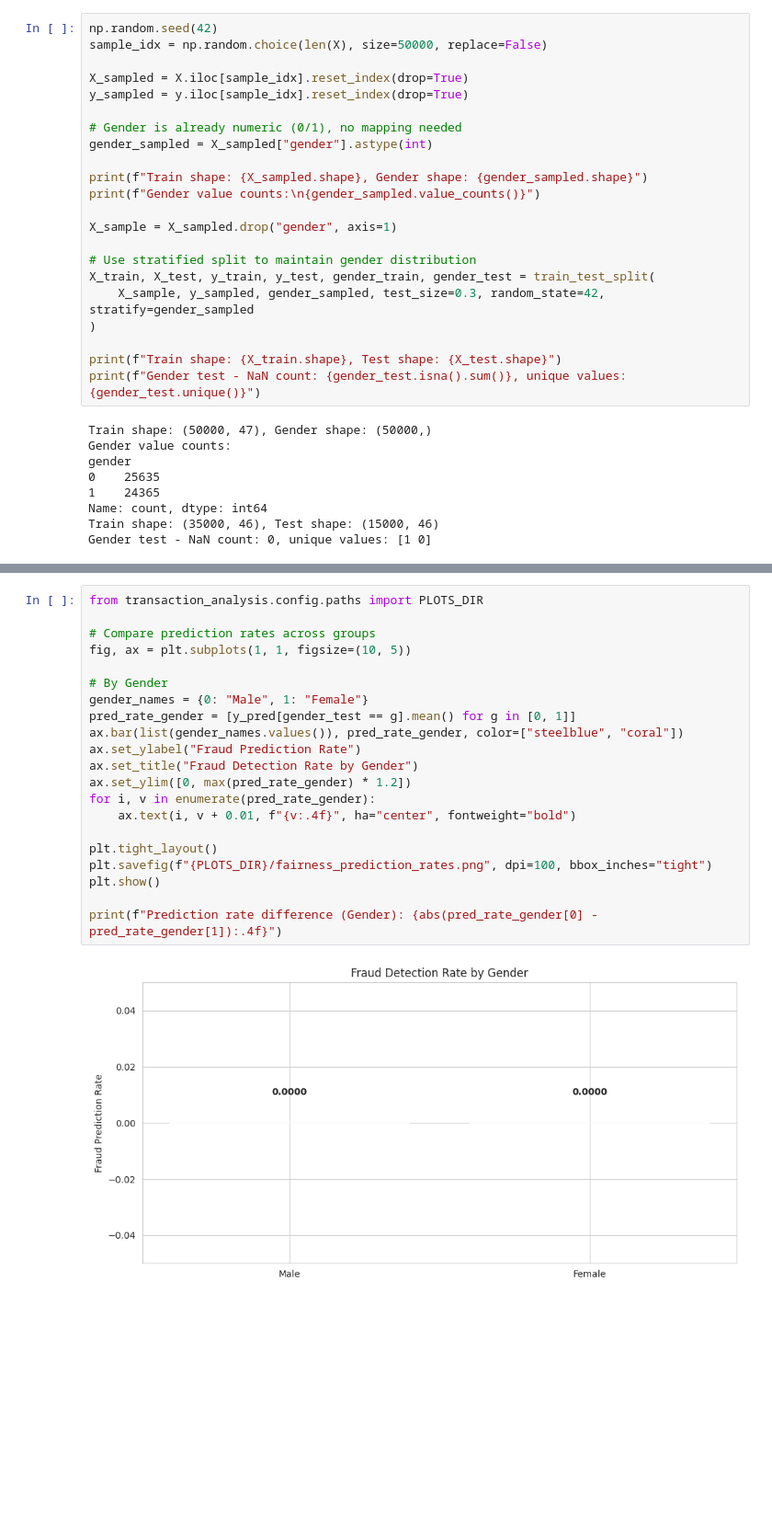
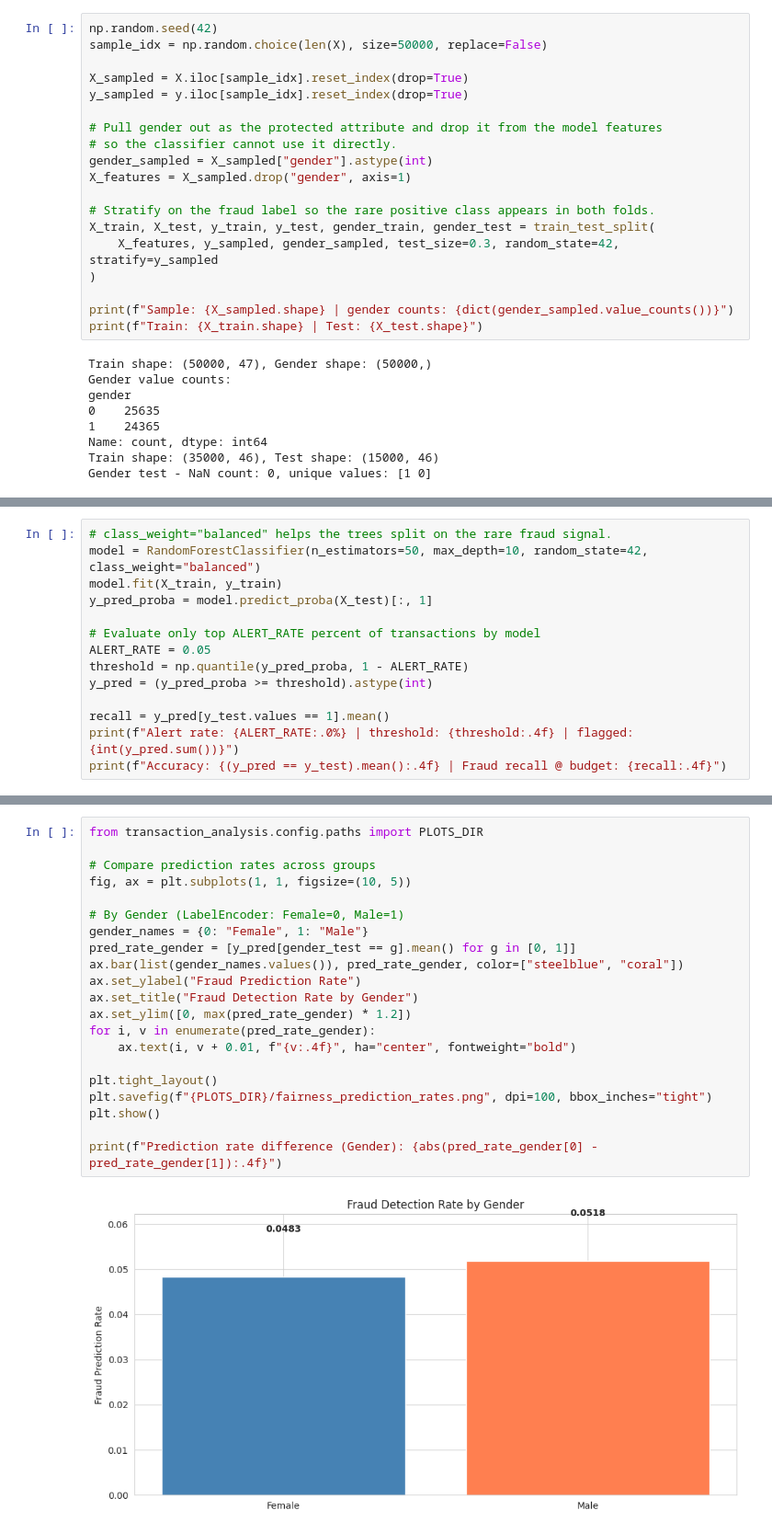
Before and after one commit to rrubaszek/TransactionDatasetAnalysis, a Jupyter notebook: notebooks/06-fairness-study.ipynb, the cells around one changed output, grey strips where cells are left out. Shown at 92% size. Drawn from its saved outputs; the diff is of its cells as text; blank space fills up the shorter version.

```diff
--- a/notebooks/06-fairness-study.ipynb
+++ b/notebooks/06-fairness-study.ipynb
@@ -46,21 +53,18 @@ sample_idx = np.random.choice(len(X), size=50000, replace=False)
 X_sampled = X.iloc[sample_idx].reset_index(drop=True)
 y_sampled = y.iloc[sample_idx].reset_index(drop=True)
 
-# Gender is already numeric (0/1), no mapping needed
+# Pull gender out as the protected attribute and drop it from the model features
+# so the classifier cannot use it directly.
 gender_sampled = X_sampled["gender"].astype(int)
+X_features = X_sampled.drop("gender", axis=1)
 
-print(f"Train shape: {X_sampled.shape}, Gender shape: {gender_sampled.shape}")
-print(f"Gender value counts:\n{gender_sampled.value_counts()}")
-
-X_sample = X_sampled.drop("gender", axis=1)
-
-# Use stratified split to maintain gender distribution
+# Stratify on the fraud label so the rare positive class appears in both folds.
 X_train, X_test, y_train, y_test, gender_train, gender_test = train_test_split(
-    X_sample, y_sampled, gender_sampled, test_size=0.3, random_state=42, stratify=gender_sampled
+    X_features, y_sampled, gender_sampled, test_size=0.3, random_state=42, stratify=y_sampled
 )
 
-print(f"Train shape: {X_train.shape}, Test shape: {X_test.shape}")
-print(f"Gender test - NaN count: {gender_test.isna().sum()}, unique values: {gender_test.unique()}")
+print(f"Sample: {X_sampled.shape} | gender counts: {dict(gender_sampled.value_counts())}")
+print(f"Train: {X_train.shape} | Test: {X_test.shape}")
 # %% [output]
 Train shape: (50000, 47), Gender shape: (50000,)
 Gender value counts:
@@ -82,0 +77,14 @@ Baseline accuracy: 0.9993
+# %%
+# class_weight="balanced" helps the trees split on the rare fraud signal.
+model = RandomForestClassifier(n_estimators=50, max_depth=10, random_state=42, class_weight="balanced")
+model.fit(X_train, y_train)
+y_pred_proba = model.predict_proba(X_test)[:, 1]
+
+# Evaluate only top ALERT_RATE percent of transactions by model
+ALERT_RATE = 0.05
+threshold = np.quantile(y_pred_proba, 1 - ALERT_RATE)
+y_pred = (y_pred_proba >= threshold).astype(int)
+
+recall = y_pred[y_test.values == 1].mean()
+print(f"Alert rate: {ALERT_RATE:.0%} | threshold: {threshold:.4f} | flagged: {int(y_pred.sum())}")
+print(f"Accuracy: {(y_pred == y_test).mean():.4f} | Fraud recall @ budget: {recall:.4f}")
@@ -131,23 +149,23 @@ Equal Opportunity Difference ~0 = fair
 # %%
 from transaction_analysis.config.paths import PLOTS_DIR
 
 # Compare prediction rates across groups
 fig, ax = plt.subplots(1, 1, figsize=(10, 5))
 
-# By Gender
-gender_names = {0: "Male", 1: "Female"}
+# By Gender (LabelEncoder: Female=0, Male=1)
+gender_names = {0: "Female", 1: "Male"}
 pred_rate_gender = [y_pred[gender_test == g].mean() for g in [0, 1]]
 ax.bar(list(gender_names.values()), pred_rate_gender, color=["steelblue", "coral"])
 ax.set_ylabel("Fraud Prediction Rate")
 ax.set_title("Fraud Detection Rate by Gender")
 ax.set_ylim([0, max(pred_rate_gender) * 1.2])
 for i, v in enumerate(pred_rate_gender):
     ax.text(i, v + 0.01, f"{v:.4f}", ha="center", fontweight="bold")
 
 plt.tight_layout()
 plt.savefig(f"{PLOTS_DIR}/fairness_prediction_rates.png", dpi=100, bbox_inches="tight")
 plt.show()
 
 print(f"Prediction rate difference (Gender): {abs(pred_rate_gender[0] - pred_rate_gender[1]):.4f}")
 # %% [output]
-[figure, old version]
+[figure, new version]
```
Also changed, not shown: parts of 8 cells of this notebook.
